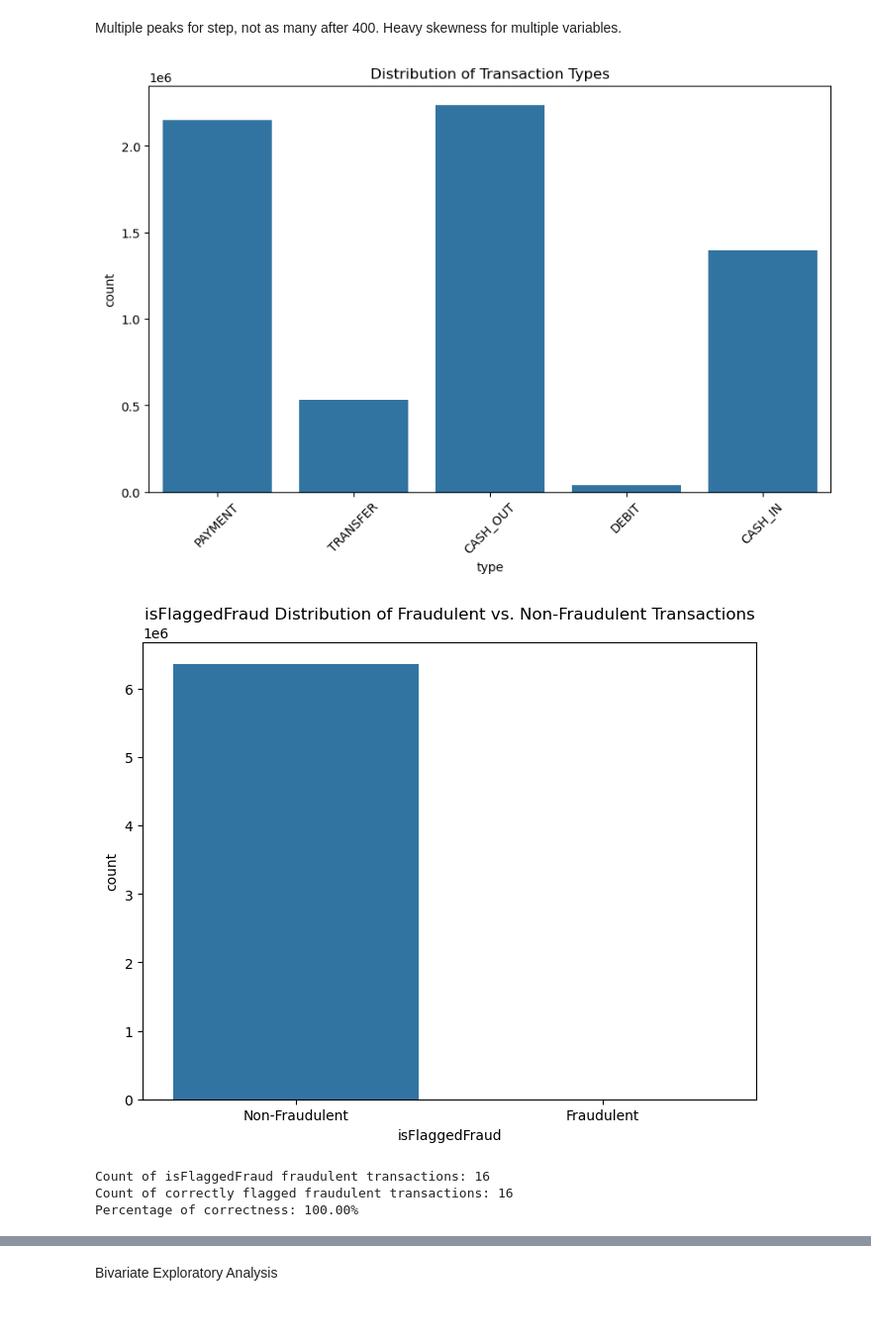
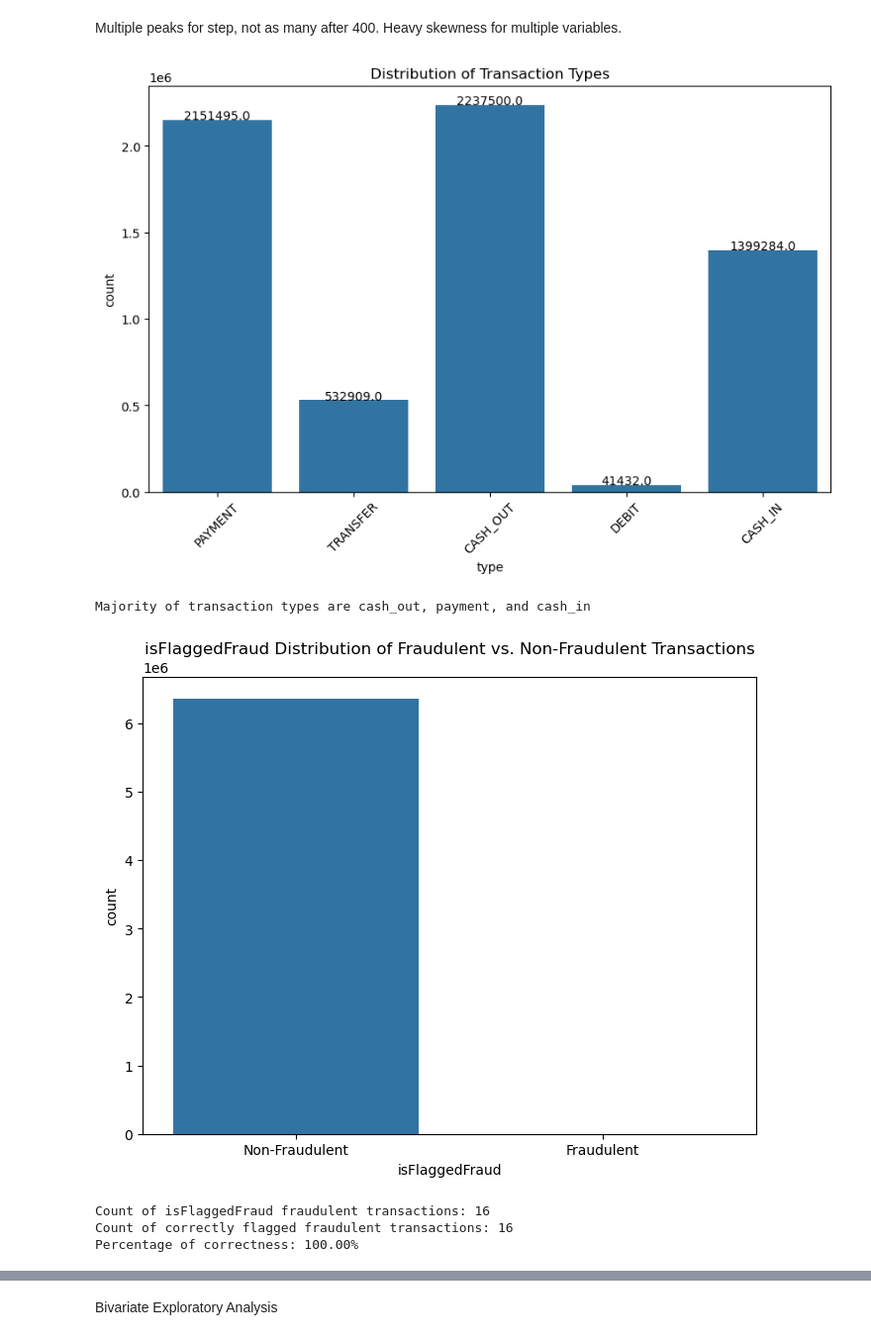
Before and after one commit to Seribii1o1/ML_Financial_Fraud_Detection, a Jupyter notebook: code/EDA.ipynb, the cells around one changed output, grey strips where cells are left out. Shown at 99% size. Saved outputs shown, nothing was run; the diff lists cells and outputs as text; code cells hidden in the pictures.

Commit message:
more bar graph analysis

```diff
--- a/code/EDA.ipynb
+++ b/code/EDA.ipynb
@@ -184,10 +184,18 @@ Multiple peaks for step, not as many after 400. Heavy skewness for multiple vari
 # Barcharts
 # Transaction Type Distribution
 plt.figure(figsize=(10, 6))
-sns.countplot(x="type", data=df)
+ax = sns.countplot(x="type", data=df)
 plt.title("Distribution of Transaction Types")
 plt.xticks(rotation=45)
+
+# Add count on top of each bar
+for p in ax.patches:
+    height = p.get_height()
+    ax.text(p.get_x() + p.get_width() / 2., height + 0.1,
+            height, ha="center")
 plt.show()
+
+print("Majority of transaction types are cash_out, payment, and cash_in")
 
 # isFlaggedFraud Distribution
 
@@ -205,36 +213,37 @@ correct_flagged_fraud_count = df[(df['isFlaggedFraud'] == 1) & (df['isFraud'] ==
 # Calculate the total number of flagged transactions
 total_flagged_fraud = df[df['isFlaggedFraud'] == 1].shape[0]
 
 # Calculate the percentage of correctness
 percentage_correct = (correct_flagged_fraud_count / total_flagged_fraud) * 100 if total_flagged_fraud > 0 else 0
 
 # Print the results
 print(f"Count of correctly flagged fraudulent transactions: {correct_flagged_fraud_count}")
 print(f"Percentage of correctness: {percentage_correct:.2f}%")
 
 # isFraud Distribution
 
 plt.figure(figsize=(8, 6))
 sns.countplot(x="isFraud", data=df)
 plt.title("isFraud Distribution of Fraudulent vs. Non-Fraudulent Transactions")
 plt.xticks([0, 1], ["Non-Fraudulent", "Fraudulent"])
 plt.show()
 
 print(f"Count of isFraud fraudulent transactions: {df[df['isFraud'] == 1].shape[0]}")
 
 # Transaction Type Distribution for Fraudulent Transactions
 # Filter the dataframe to show only fraudulent transactions
 fraud_df = df[df["isFraud"] == 1]
 
 plt.figure(figsize=(10, 6))
 sns.countplot(x="type", data=fraud_df)
 plt.title("Distribution of Transaction Types for Fraudulent Transactions")
 plt.xticks(rotation=45)
 plt.show()
 # %% [output]
-[figure, old version]
+[figure, new version]
+Majority of transaction types are cash_out, payment, and cash_in
 [figure]
-Count of isFlaggedFraud fraudulent transactions: 16
-Count of correctly flagged fraudulent transactions: 16
-Percentage of correctness: 100.00%
+Count of isFlaggedFraud fraudulent transactions: 16
+Count of correctly flagged fraudulent transactions: 16
+Percentage of correctness: 100.00%
 [figure]
```
Also changed, not shown: parts of 2 cells of this notebook.
